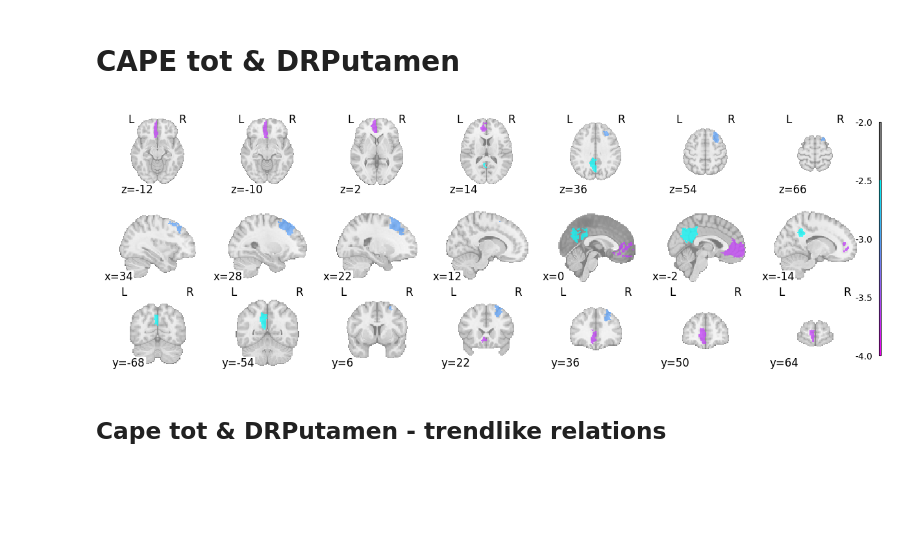
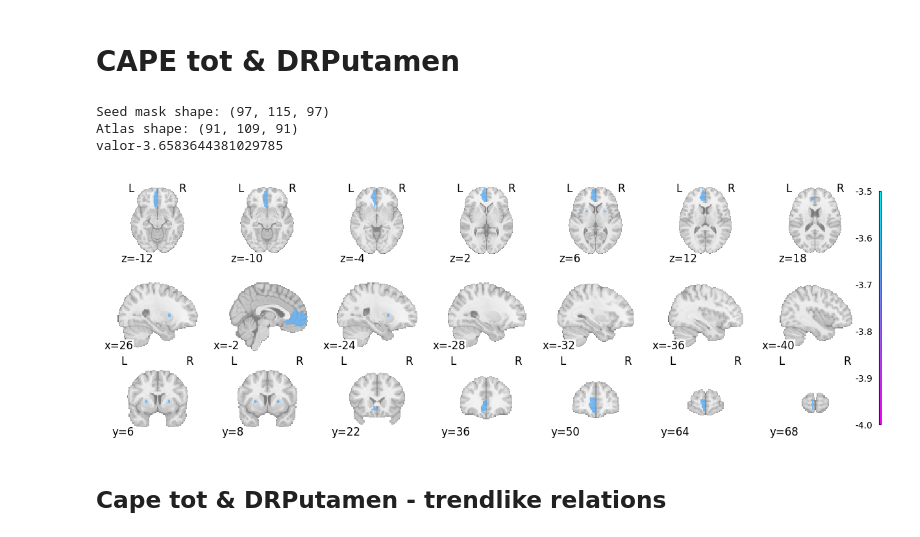
Before and after one commit to angeloodr/INPD-neuroimage-cape, a Jupyter notebook: code/plotting_second_level_results.ipynb, the cells around one changed output. Drawn from its saved outputs; the diff is of its cells as text; code cells hidden in the pictures; blank space fills up the shorter version.

```diff
--- a/code/plotting_second_level_results.ipynb
+++ b/code/plotting_second_level_results.ipynb
@@ -129,7 +129,7 @@ plt.show()
 from nilearn import datasets
 from nilearn.plotting import plot_roi, plot_anat
 
-rois_to_plot= [44, 50, 98]
+rois_to_plot= [44]
 seed_to_plot = 'DRPutamen'
 cape_to_plot = 'cape_tot'
 
@@ -163,37 +163,66 @@ for roi_id in rois_to_plot:
     # 4. Assign the t-value to the corresponding voxels in the mask
     masks[ix] = t_value
 
+# add in the plot the region of the seed DRPutamen present in ./atlas/DRPutamen_space-MNI152NLin2009cAsym.nii
+# use os to return to root directory
+# print(os.getcwd())
+os.chdir(workdir)
+seed_mask = nib.load('./analisys_code/atlas/DRPutamen_space-MNI152NLin2009cAsym.nii')
+
+# Check shapes
+print("Seed mask shape:", seed_mask.shape)
+print("Atlas shape:", atlas_img.shape)
+
+# If shapes match, no need to resample
+if seed_mask.shape == atlas_img.shape:
+    seed_mask_data = seed_mask.get_fdata()
+    seed_mask_affine = seed_mask.affine
+else:
+    # Resample seed_mask to match the atlas resolution and shape
+    from nilearn import image
+    seed_mask_resampled = image.resample_to_img(seed_mask, atlas_img, interpolation='nearest')
+    seed_mask_data = seed_mask_resampled.get_fdata()
+    seed_mask_affine = seed_mask_resampled.affine
+
+masks[seed_mask_data != 0] = t_value  # Assign a value (e.g., 0.5) to the seed region for visualization
+# join the affine of the seed mask with the atlas affine
+# combined_affine = np.dot(seed_mask_affine, affine)  # Combine the affines (if needed, but usually you would want to keep the atlas affine for plotting)
+print('valor'+str(t_value))
 # Step 5: Create a NIfTI image using the modified zero_volume
 tmap_affined = nib.Nifti1Image(masks, affine)
 
 # Step 6: Plot the tmap in the brain
 fig, ax = plt.subplots(figsize=(30/2.5, 10/2.5))  # Create a Matplotlib figure
 display = plot_roi(
     tmap_affined,
     display_mode='mosaic',
     colorbar=True,
     vmin=-4,
-    vmax=-2.5,
+    vmax=-3.5,
+    #colour blue for all
     cmap='cool_r',  # Color map for the t-map
     figure=fig  # Pass the Matplotlib figure
 )
 
 # Step 7: Customize the color bar
 cbar = plt.gcf().get_axes()[-1]  # Get the color bar axis (last axis in the figure)
-cbar.set_yticks([-4, -3.5, -3, -2.5, -2.0])  # Set custom tick values
-cbar.set_yticklabels(['-4.0', '-3.5', '-3.0', '-2.5', '-2.0'])  # Set custom tick labels
+cbar.set_yticks([-4,-3.9, -3.8, -3.7, -3.6, -3.5])#, -3, -2.5, -2.0])  # Set custom tick values
+cbar.set_yticklabels(['-4.0','-3.9', '-3.8', '-3.7', '-3.6', '-3.5'])#, '-3.0', '-2.5', '-2.0'])  # Set custom tick labels
 
 ax.spines['top'].set_visible(False)  # Hide the top spine
 ax.spines['right'].set_visible(False)  # Hide the right spine
 ax.spines['left'].set_visible(False)  # Hide the left spine
 ax.spines['bottom'].set_visible(False)  # Hide the bottom spine
 ax.xaxis.set_ticks([])  # Hide x-axis ticks
 ax.yaxis.set_ticks([])  # Hide y-axis ticks
 
 # Show the plot
 plt.show()
 # %% [output]
+Seed mask shape: (97, 115, 97)
+Atlas shape: (91, 109, 91)
+valor-3.6583644381029785
-[figure, old version]
+[figure, new version]
 # %% [markdown]
 ## Cape tot & DRPutamen - trendlike relations
 # %%
```
Also changed, not shown: 2 other files.
